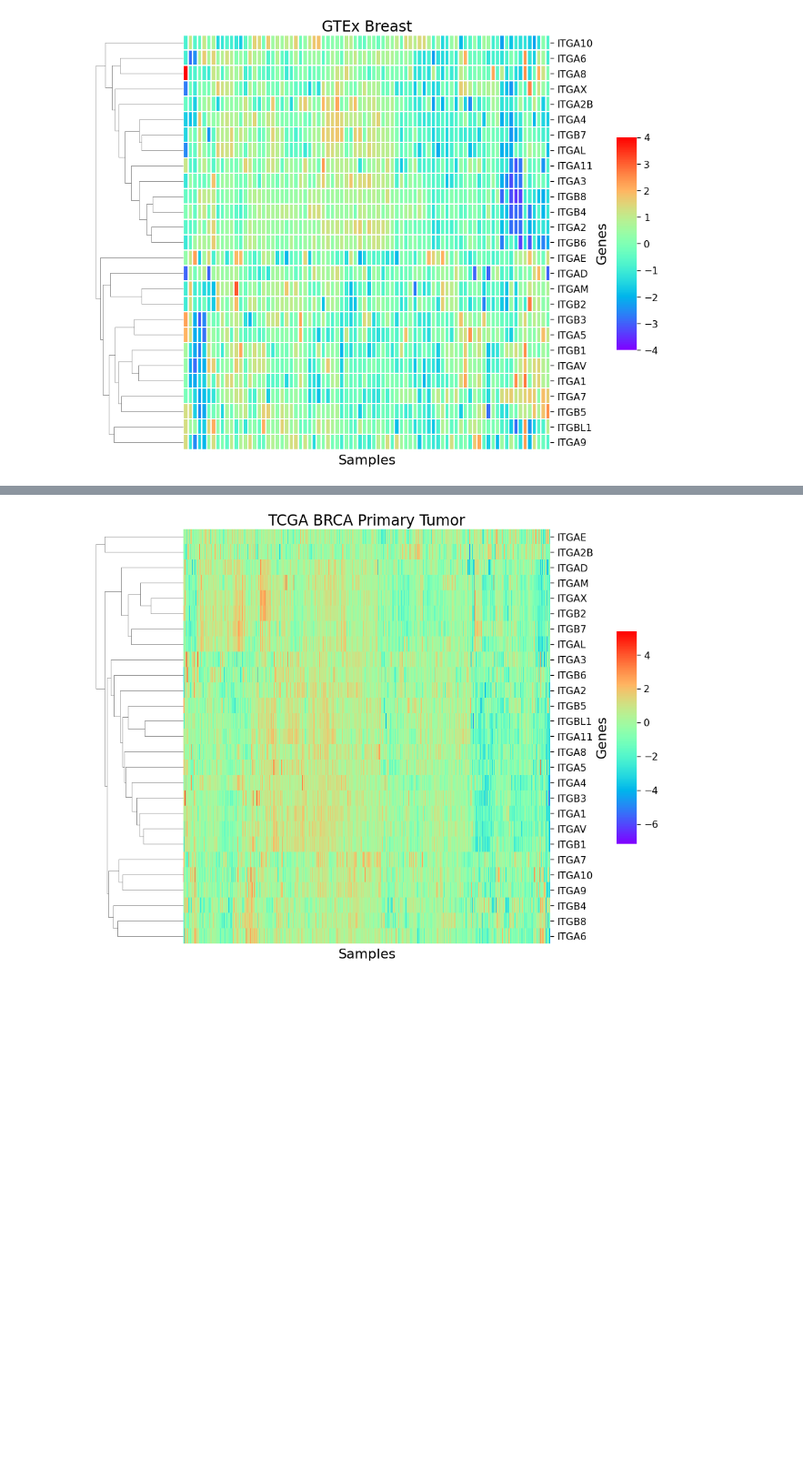
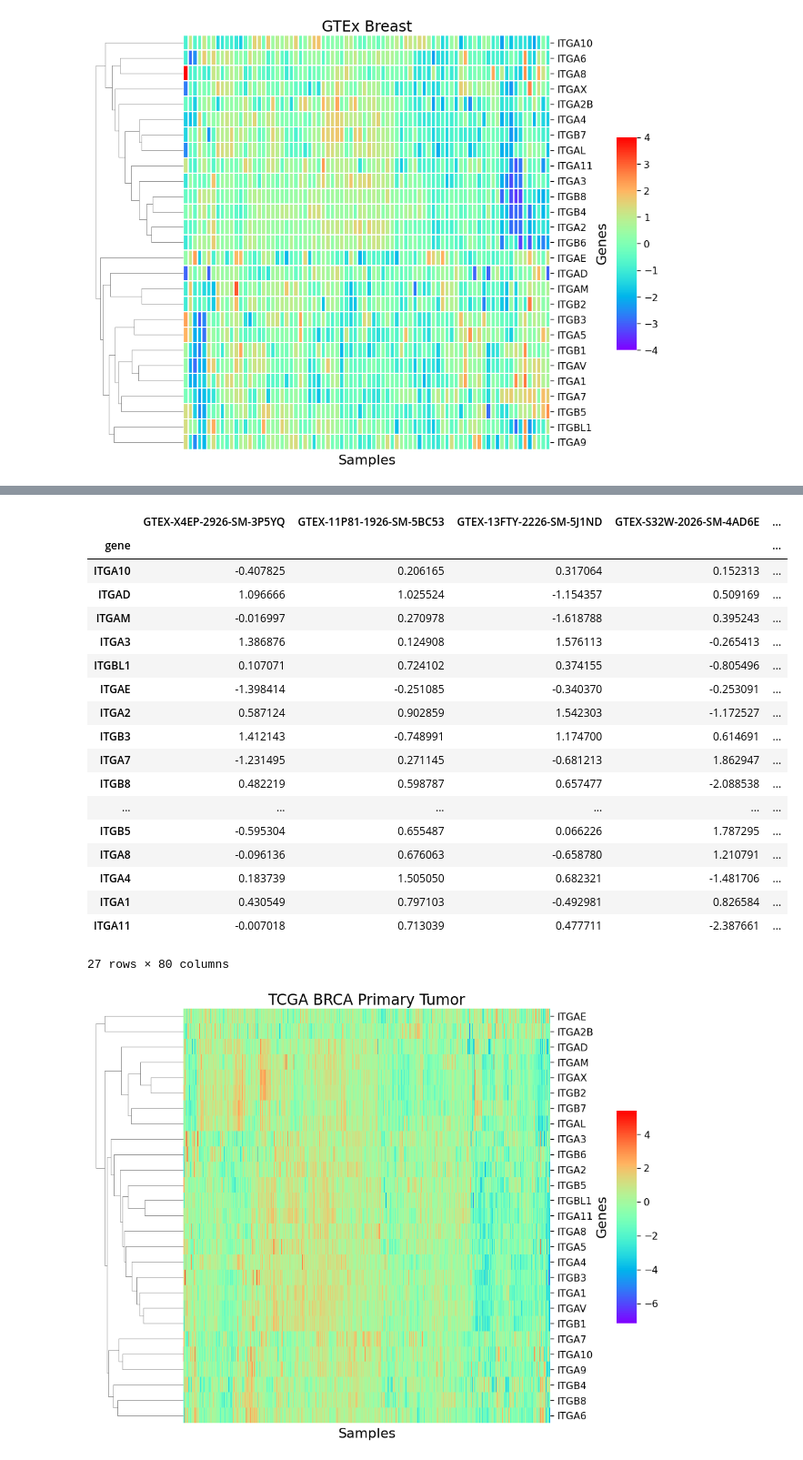
Before and after one commit to hshadman/integrin_expression_data_mining, a Jupyter notebook: jesse_code/gene_networking_analysis_BRCA_v2_(gtex_males_excluded).ipynb, the cells around one changed output, grey strips where cells are left out. Shown at 91% size. Saved outputs shown, nothing was run; the diff lists cells and outputs as text; code cells hidden in the pictures; blank space fills up the shorter version.

Commit message:
gene networking

```diff
--- a/jesse_code/gene_networking_analysis_BRCA_v2_(gtex_males_excluded).ipynb
+++ b/jesse_code/gene_networking_analysis_BRCA_v2_(gtex_males_excluded).ipynb
@@ -953,3 +966,25 @@ del heatmap_df
+# %%
+heatmap_df.T
+# %% [output]
+|  | GTEX-X4EP-2926-SM-3P5YQ | GTEX-11P81-1926-SM-5BC53 | GTEX-13FTY-2226-SM-5J1ND | GTEX-S32W-2026-SM-4AD6E | ... |
+| gene |  |  |  |  | ... |
+| ITGA10 | -0.407825 | 0.206165 | 0.317064 | 0.152313 | ... |
+| ITGAD | 1.096666 | 1.025524 | -1.154357 | 0.509169 | ... |
+| ITGAM | -0.016997 | 0.270978 | -1.618788 | 0.395243 | ... |
+| ITGA3 | 1.386876 | 0.124908 | 1.576113 | -0.265413 | ... |
+| ITGBL1 | 0.107071 | 0.724102 | 0.374155 | -0.805496 | ... |
+| ITGAE | -1.398414 | -0.251085 | -0.340370 | -0.253091 | ... |
+| ITGA2 | 0.587124 | 0.902859 | 1.542303 | -1.172527 | ... |
+| ITGB3 | 1.412143 | -0.748991 | 1.174700 | 0.614691 | ... |
+| ITGA7 | -1.231495 | 0.271145 | -0.681213 | 1.862947 | ... |
+| ITGB8 | 0.482219 | 0.598787 | 0.657477 | -2.088538 | ... |
+| ... | ... | ... | ... | ... | ... |
+| ITGB5 | -0.595304 | 0.655487 | 0.066226 | 1.787295 | ... |
+| ITGA8 | -0.096136 | 0.676063 | -0.658780 | 1.210791 | ... |
+| ITGA4 | 0.183739 | 1.505050 | 0.682321 | -1.481706 | ... |
+| ITGA1 | 0.430549 | 0.797103 | -0.492981 | 0.826584 | ... |
+| ITGA11 | -0.007018 | 0.713039 | 0.477711 | -2.387661 | ... |
+27 rows × 80 columns
 # %%
 heatmap_df = tcga_brca_df_primtum_all[tcga_brca_df_primtum_all.columns[tcga_brca_df_primtum_all.columns.str.contains('ITG')]]
 
```
Also changed, not shown: parts of 7 cells of this notebook.
